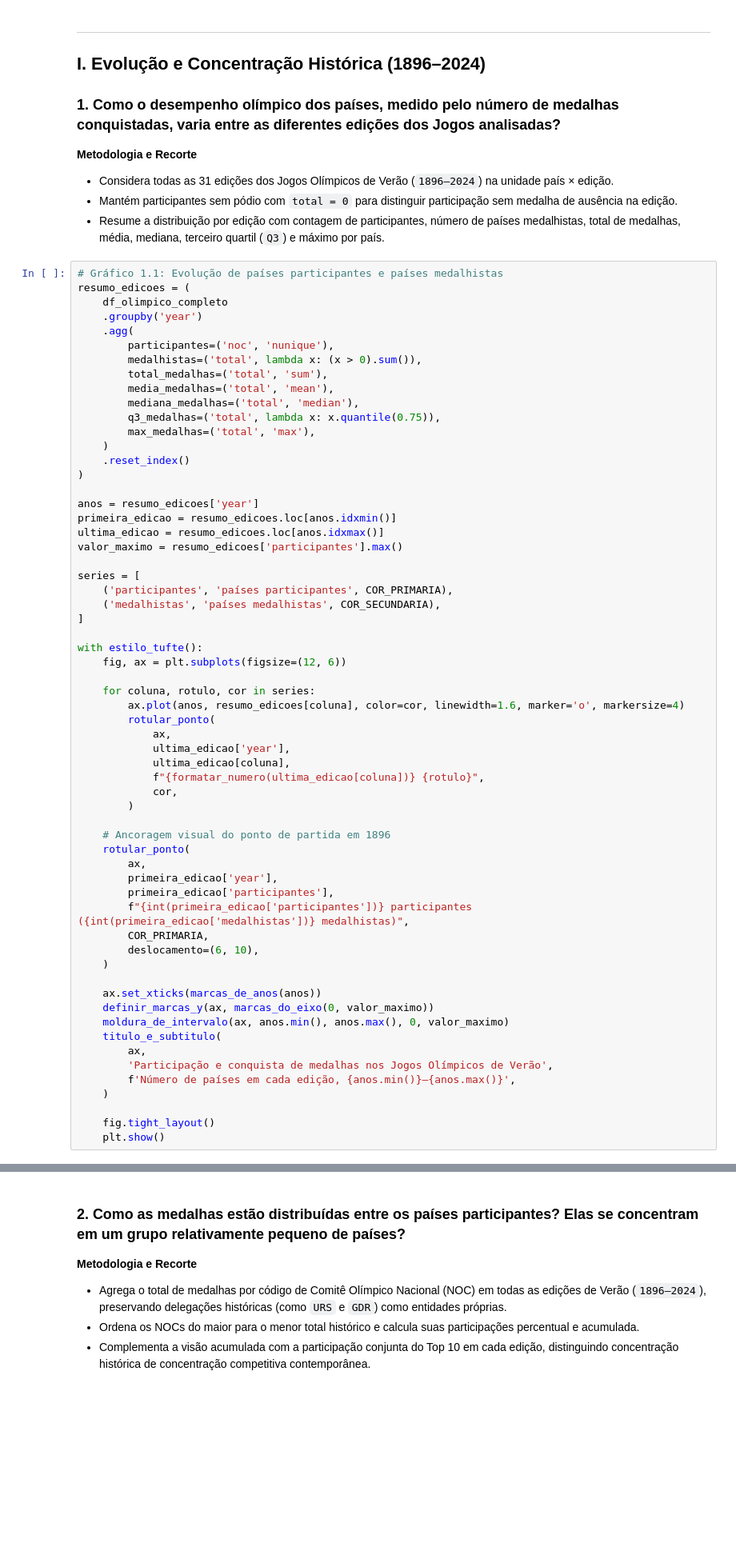
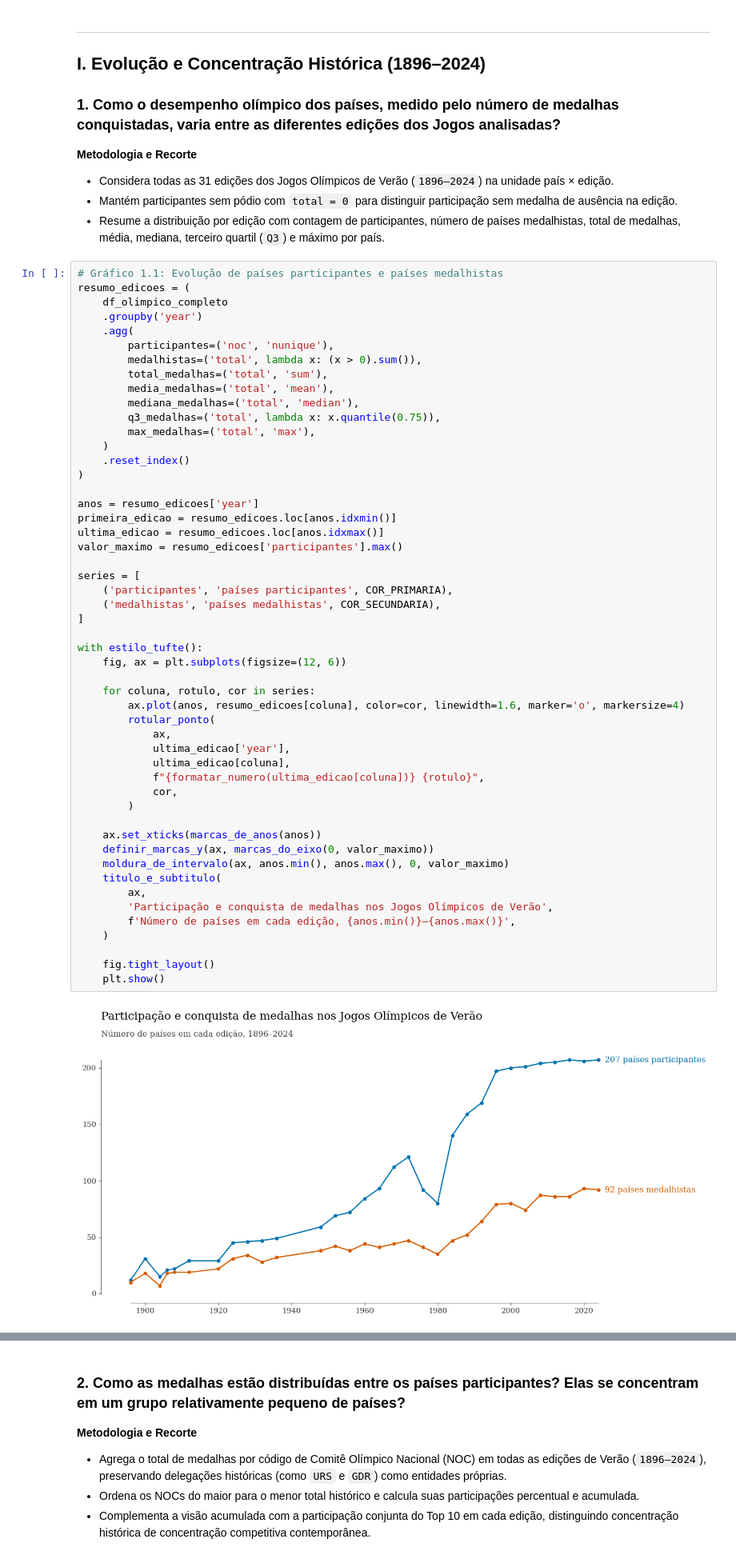
Before and after one commit to felipeascruz/Analise-do-desempenho-olimpico-e-caracteristicas-socioeconomicas, a Jupyter notebook: Análise do desempenho olímpico e características socioeconômicas.ipynb, the cells around one changed output, grey strips where cells are left out. Shown at 80% size. Saved outputs shown, nothing was run; the diff lists cells and outputs as text; blank space fills up the shorter version.

Commit message:
Geração das visualizações após ajustes finais

```diff
--- a/Análise do desempenho olímpico e características socioeconômicas.ipynb
+++ b/Análise do desempenho olímpico e características socioeconômicas.ipynb
@@ -125,43 +134,35 @@ valor_maximo = resumo_edicoes['participantes'].max()
 
 series = [
     ('participantes', 'países participantes', COR_PRIMARIA),
     ('medalhistas', 'países medalhistas', COR_SECUNDARIA),
 ]
 
 with estilo_tufte():
     fig, ax = plt.subplots(figsize=(12, 6))
 
     for coluna, rotulo, cor in series:
         ax.plot(anos, resumo_edicoes[coluna], color=cor, linewidth=1.6, marker='o', markersize=4)
         rotular_ponto(
             ax,
             ultima_edicao['year'],
             ultima_edicao[coluna],
             f"{formatar_numero(ultima_edicao[coluna])} {rotulo}",
             cor,
         )
 
-    # Ancoragem visual do ponto de partida em 1896
-    rotular_ponto(
-        ax,
-        primeira_edicao['year'],
-        primeira_edicao['participantes'],
-        f"{int(primeira_edicao['participantes'])} participantes ({int(primeira_edicao['medalhistas'])} medalhistas)",
-        COR_PRIMARIA,
-        deslocamento=(6, 10),
-    )
-
     ax.set_xticks(marcas_de_anos(anos))
     definir_marcas_y(ax, marcas_do_eixo(0, valor_maximo))
     moldura_de_intervalo(ax, anos.min(), anos.max(), 0, valor_maximo)
     titulo_e_subtitulo(
         ax,
         'Participação e conquista de medalhas nos Jogos Olímpicos de Verão',
         f'Número de países em cada edição, {anos.min()}–{anos.max()}',
     )
 
     fig.tight_layout()
     plt.show()
+# %% [output]
+[figure, added]
 # %%
 # Gráfico 1.2: Evolução da média e da mediana de medalhas por país participante
 anos = resumo_edicoes['year']
```
Also changed, not shown: parts of 16 cells of this notebook.
